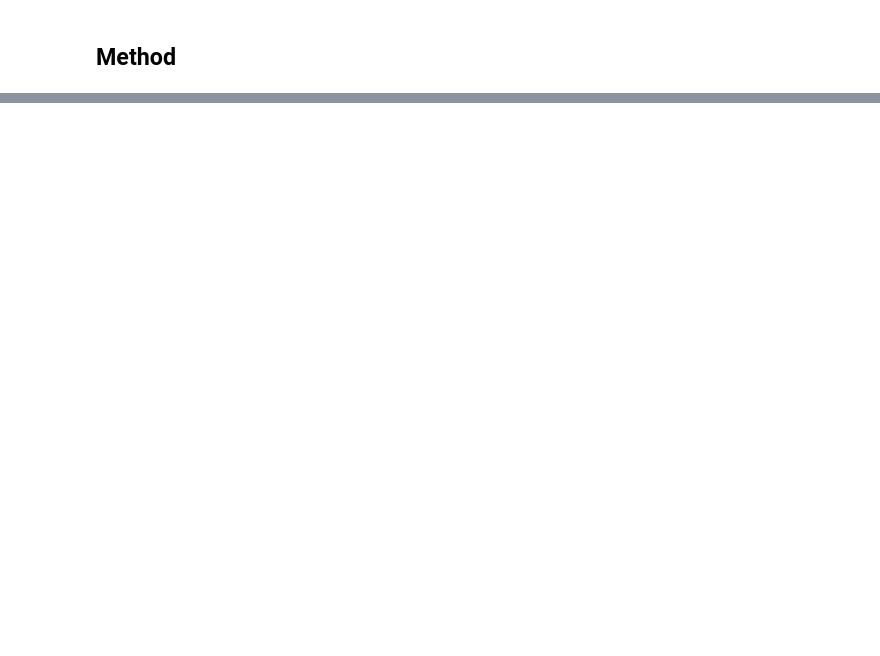
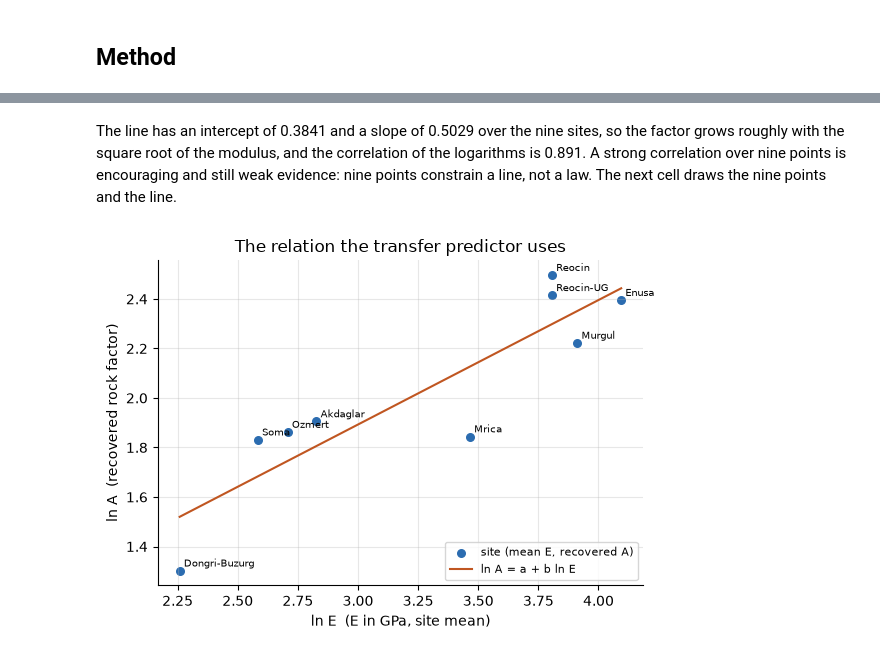
Before and after one commit to fsantibanezleal/CAOS_Fragmenta, a Jupyter notebook: notebooks/en/02-classical-prediction/04-a-rock-factor-that-uses-nothing-from-the-target-site.ipynb, the cells around one changed output, grey strips where cells are left out. Saved outputs shown, nothing was run; the diff lists cells and outputs as text; code cells hidden in the pictures; blank space fills up the shorter version.

```diff
--- a/notebooks/en/02-classical-prediction/04-a-rock-factor-that-uses-nothing-from-the-target-site.ipynb
+++ b/notebooks/en/02-classical-prediction/04-a-rock-factor-that-uses-nothing-from-the-target-site.ipynb
@@ -110,16 +101,0 @@ For each of the ten sites the cell trains on the other nine, predicts the held-o
-# %%
-# Leave-one-site-out for the two classical arms, keeping the factor the transfer arm predicted for each site
-tested, predictions, factors = [], {"kuznetsov": [], "kuznetsov-transfer": [], "null": []}, {}
-for split in bf.leave_one_site_out(train):
-    site = split.detail["held_out_site"]
-    site_constant = bf.Kuznetsov().fit(split.train)
-    transferred = bf.KuznetsovTransfer().fit(split.train)
-    predictions["kuznetsov"] += site_constant.predict(split.test)
-    predictions["kuznetsov-transfer"] += transferred.predict(split.test)
-    predictions["null"] += bf.NullModel().fit(split.train).predict(split.test)
-    tested += list(split.test)
-    factors[site] = transferred.rock_factor_for(float(np.mean([b.E_GPa for b in split.test])))
-print(f"{'held-out site':<16}{'recovered A':>16}{'predicted A (other sites only)':>38}")
-for site, predicted in factors.items():
-    recovered = bf.SITE_ROCK_FACTOR.get(site)
-    print(f"{site:<16}" + (f"{recovered:>16.2f}" if recovered else f"{'-':>16}") + f"{predicted:>38.2f}")
@@ -137,0 +102,9 @@ Soma                        6.24                                  5.14
+# %%
+# Fit the log-linear line through the nine sites and measure how tight the relation is
+transfer = bf.KuznetsovTransfer().fit(train)
+log_e = np.log([modulus[site] for site in transfer.fit_sites])
+log_a = np.log([derived[site][0] for site in transfer.fit_sites])
+correlation = np.corrcoef(log_e, log_a)[0, 1]
+rows = [("intercept a", f"{transfer.intercept:.4f}"), ("slope b", f"{transfer.slope:.4f}"),
+        ("sites in the fit", len(transfer.fit_sites)), ("correlation of ln A with ln E", f"{correlation:.3f}")]
+show_table(["quantity", "value"], rows)
@@ -137,0 +118,18 @@ Soma                        6.24                                  5.14
+# %% [markdown]
+The line has an intercept of 0.3841 and a slope of 0.5029 over the nine sites, so the factor grows roughly with the square root of the modulus, and the correlation of the logarithms is 0.891. A strong correlation over nine points is encouraging and still weak evidence: nine points constrain a line, not a law. The next cell draws the nine points and the line.
+# %%
+# ln A against ln E for the nine sites, with the fitted line
+fig, ax = plt.subplots(figsize=(5.8, 4.2))
+ax.scatter(log_e, log_a, s=30, color="#2b6cb0", label="site (mean E, recovered A)")
+for site, x, y in zip(transfer.fit_sites, log_e, log_a):
+    ax.annotate(site, (x, y), fontsize=7, xytext=(3, 3), textcoords="offset points")
+grid = np.linspace(log_e.min(), log_e.max(), 20)
+ax.plot(grid, transfer.intercept + transfer.slope * grid, color="#c05621", label="ln A = a + b ln E")
+ax.set_xlabel("ln E  (E in GPa, site mean)")
+ax.set_ylabel("ln A  (recovered rock factor)")
+ax.set_title("The relation the transfer predictor uses")
+ax.legend(fontsize=8, loc="lower right")
+fig.tight_layout()
+plt.show()
+# %% [output]
+[figure, added]
```
Also changed, not shown: parts of 44 cells of this notebook, 7 other files.
